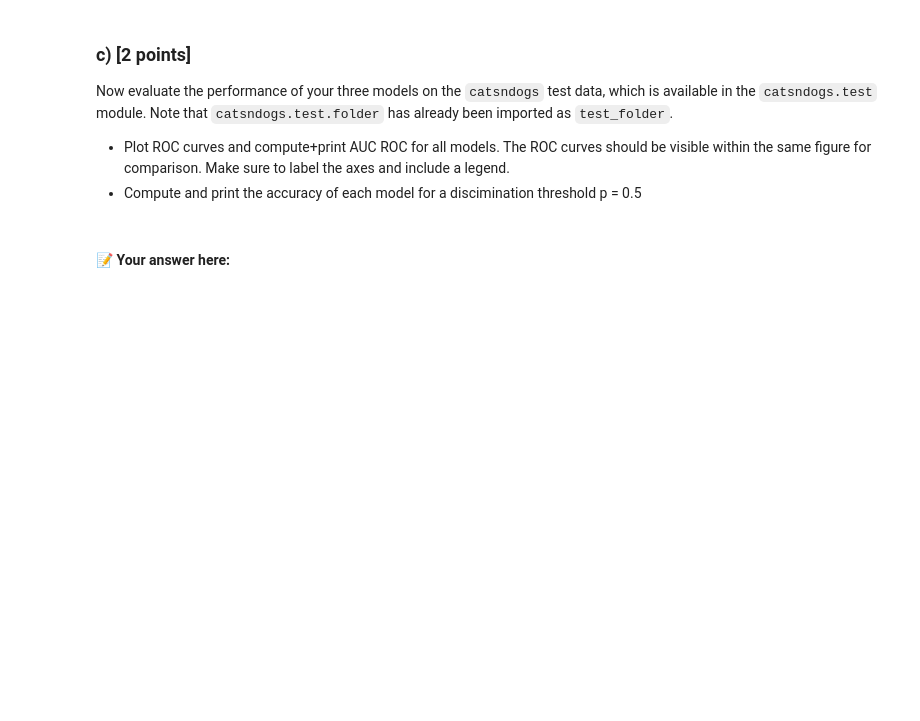
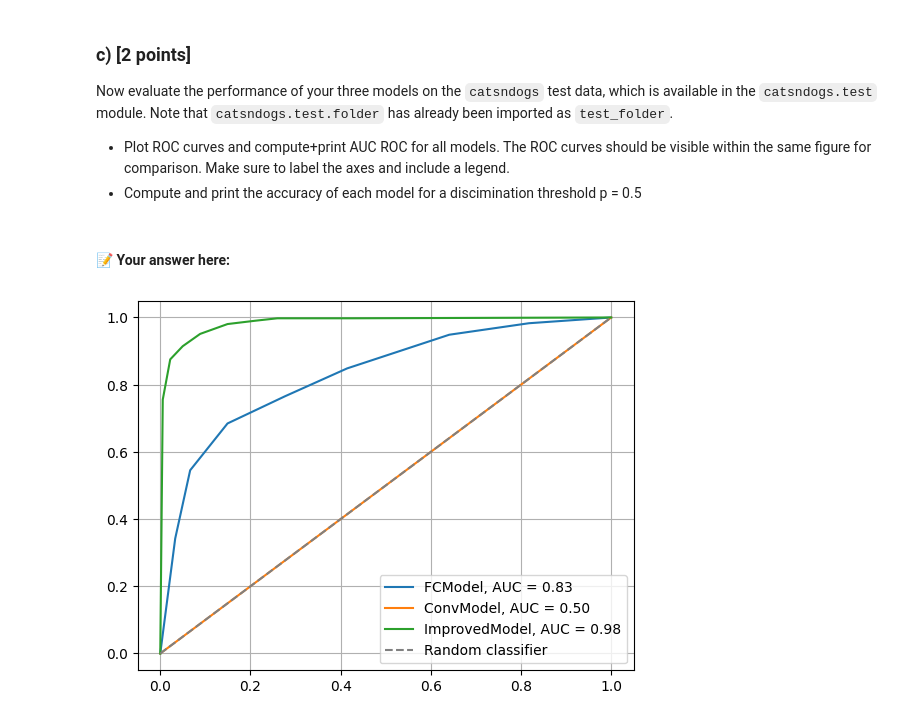
Before and after one commit to nils-led/TDA233, a Jupyter notebook: HW3_2025.ipynb, the cells around one changed output. Cells and saved outputs as stored; diff of their text form; code cells hidden in the pictures; blank space fills up the shorter version.

```diff
--- a/HW3_2025.ipynb
+++ b/HW3_2025.ipynb
@@ -949,12 +987,21 @@ def receiver_operating_characteristic(model,
     """
     fpr, tpr = torch.zeros(len(ps)), torch.zeros(len(ps))
     for i in range(len(ps)):
+        tp = 0
+        fp = 0
+        tn = 0
+        fn = 0
         for (x, y) in validation_loader:
             x = x.to(device)
             y = y.to(device)
-            y_pred = model(x)
-            print(abs(y_pred-y).mean())
+            y_pred = torch.sigmoid(model(x))
 
+            y_p_pred = (y_pred > ps[i]).float()
+            tp += (y_p_pred * y).sum()
+            fp += (y_p_pred * (1 - y)).sum()
+            tn += ((1 - y_p_pred) * (1 - y)).sum()
+            fn += ((1 - y_p_pred) * y).sum()
+        tpr[i] += tp / (tp + fn)
+        fpr[i] += fp / (fp + tn)
 
-
-receiver_operating_characteristic(fc_model, modified_validation_loader_catsndogs, torch.linspace(0,1,10))
+    return fpr.numpy(), tpr.numpy()
@@ -982,6 +1027,10 @@ def auc_roc(fpr, tpr):
         auc_roc: Area under the receiver operating characteristic curve as
             float value
     """
+    indices = np.argsort(fpr)
+    fpr = fpr[indices]
+    tpr = tpr[indices]
+    return np.sum((fpr[1:] - fpr[:-1]) * (tpr[1:] + tpr[:-1]) / 2)
 # %% [markdown]
 ### c) [2 points]
 
@@ -991,3 +1040,16 @@ Now evaluate the performance of your three models on the `catsndogs` test data,
 - Compute and print the accuracy of each model for a discimination threshold p = 0.5
 # %% [markdown]
 #### 📝 Your answer here:
+# %%
+rs = torch.linspace(0, 1, 10)
+models = [fc_model, conv_model, improved_model]
+for model in models:
+    fpr, tpr = receiver_operating_characteristic(model, validation_loader_catsndogs, rs)
+    auc = auc_roc(fpr, tpr)
+    plt.plot(fpr, tpr, label=f"{model.__class__.__name__}, AUC = {auc:.2f}")
+plt.plot(rs, rs, linestyle="--", color="gray", label="Random classifier")
+plt.grid()
+plt.legend()
+plt.show()
+# %% [output]
+[figure, added]
```
Also changed, not shown: parts of 12 cells of this notebook.
